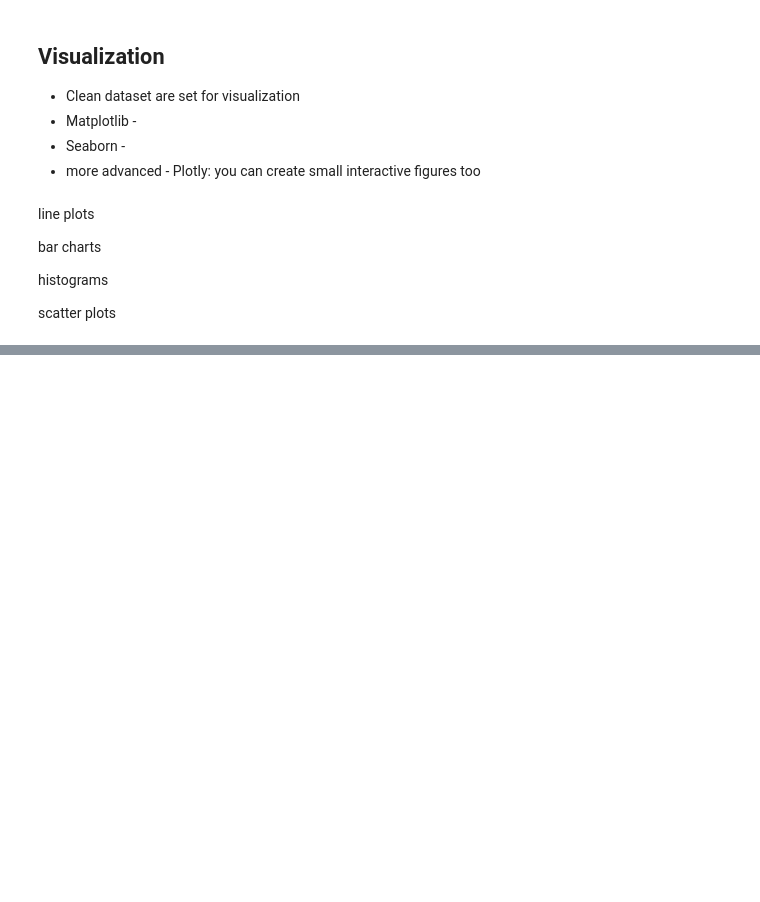
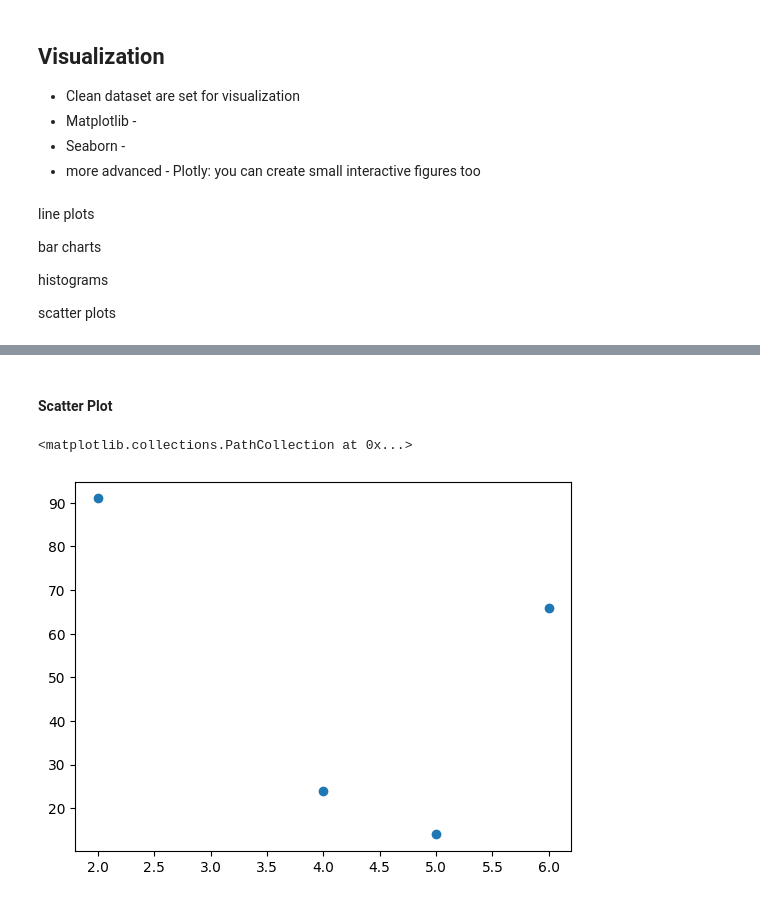
Before and after one commit to devidrees/PW-Data-Analytics-July-2026, a Jupyter notebook: Data_Cleaning,_Prepration_and_Visualization.ipynb, the cells around one changed output, grey strips where cells are left out. Cells and saved outputs as stored; diff of their text form; code cells hidden in the pictures; blank space fills up the shorter version.

```diff
--- a/Data_Cleaning,_Prepration_and_Visualization.ipynb
+++ b/Data_Cleaning,_Prepration_and_Visualization.ipynb
@@ -146,0 +230,10 @@ plt.show()
+# %% [markdown]
+#### Scatter Plot
+# %%
+x = [ 2, 6, 4, 5]
+y = [91, 66, 24, 14]
+
+plt.scatter(x,y)
+# %% [output]
+<matplotlib.collections.PathCollection at 0x...>
+[figure, added]
```
Also changed, not shown: parts of 22 cells of this notebook.
